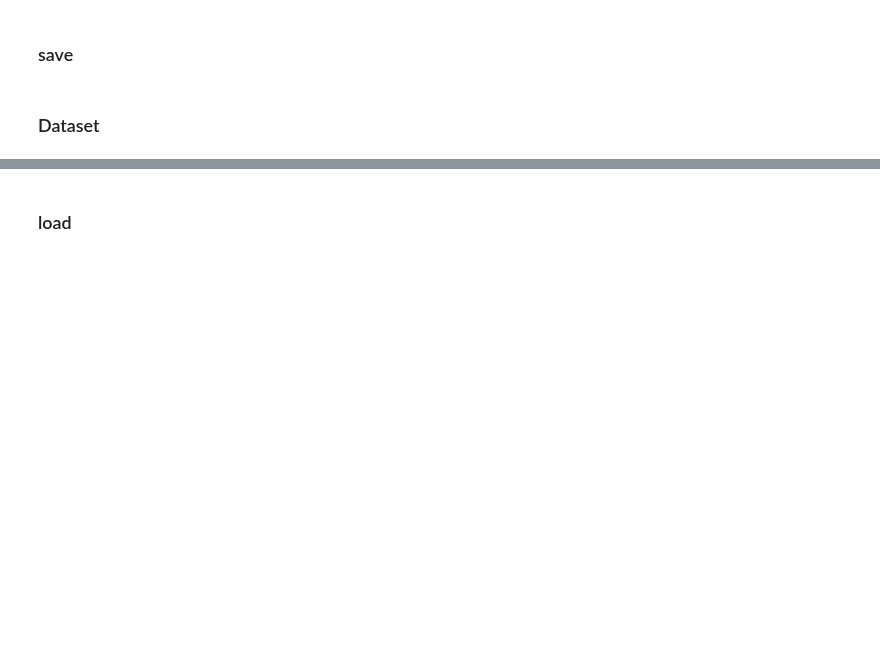
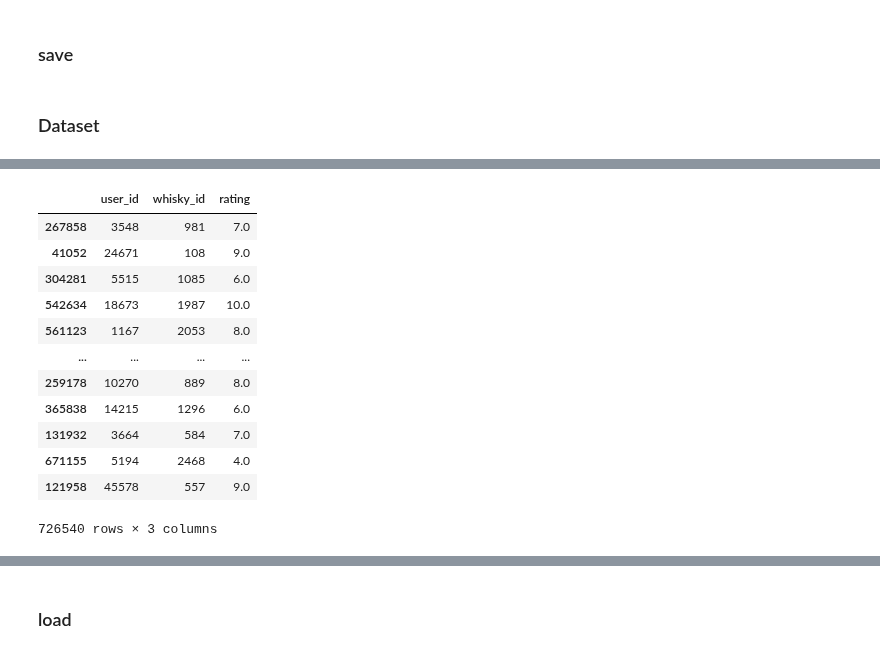
Before and after one commit to ludwings0330/Whizzle, a Jupyter notebook: model/v3/학습용_item_features_model_modified.ipynb, the cells around one changed output, grey strips where cells are left out. Cells and saved outputs as stored; diff of their text form; code cells hidden in the pictures; blank space fills up the shorter version.

```diff
--- a/model/v3/학습용_item_features_model_modified.ipynb
+++ b/model/v3/학습용_item_features_model_modified.ipynb
@@ -379,0 +420,2 @@ dataset.fit(users=train_users_df.index.unique(),
+# %%
+a_rating = a_rating.rename(columns={'whisky_id': 'item_id', "rating": "weight"})
@@ -379,0 +497,16 @@ dataset.fit(users=train_users_df.index.unique(),
+# %%
+a_rating
+# %% [output]
+|  | user_id | whisky_id | rating |
+| 267858 | 3548 | 981 | 7.0 |
+| 41052 | 24671 | 108 | 9.0 |
+| 304281 | 5515 | 1085 | 6.0 |
+| 542634 | 18673 | 1987 | 10.0 |
+| 561123 | 1167 | 2053 | 8.0 |
+| ... | ... | ... | ... |
+| 259178 | 10270 | 889 | 8.0 |
+| 365838 | 14215 | 1296 | 6.0 |
+| 131932 | 3664 | 584 | 7.0 |
+| 671155 | 5194 | 2468 | 4.0 |
+| 121958 | 45578 | 557 | 9.0 |
+726540 rows × 3 columns
```
Also changed, not shown: parts of 27 cells of this notebook, 1 other file.
